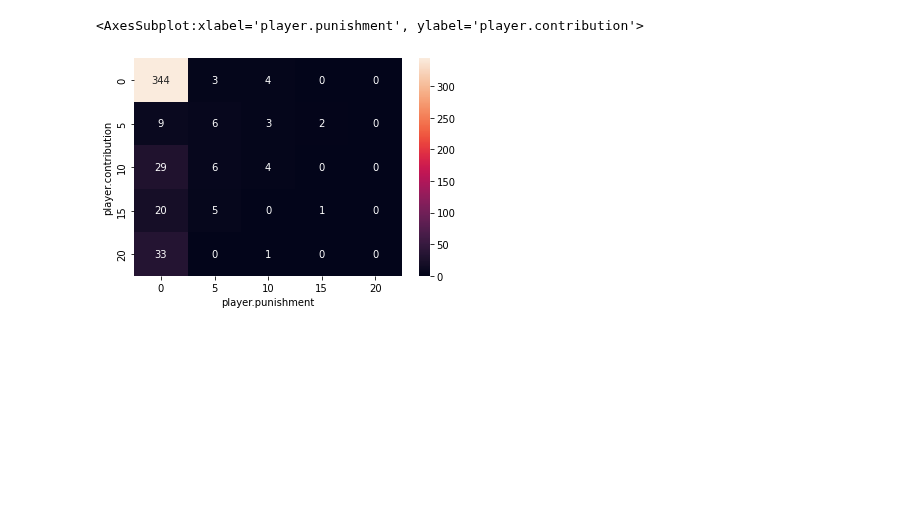
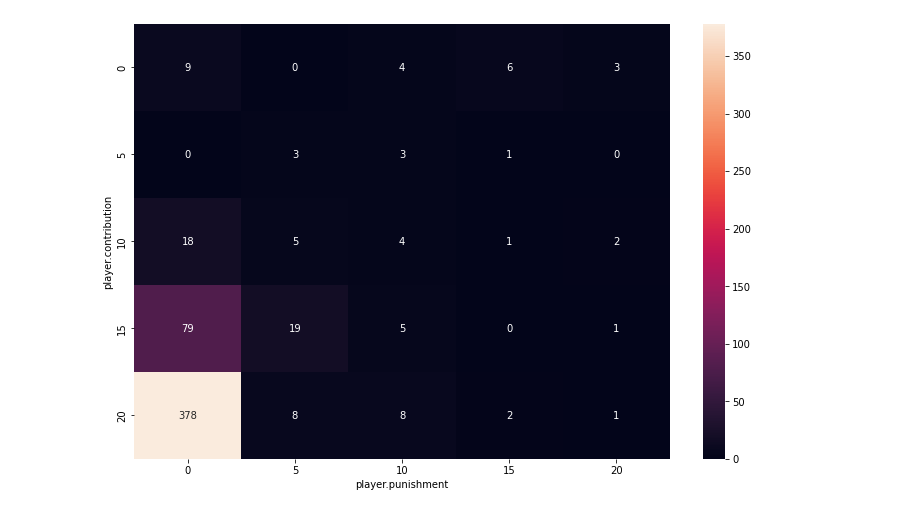
Before and after one commit to center-for-humans-and-machines/algorithmic-institutions, a Jupyter notebook: notebooks/exploration.ipynb, the cells around one changed output. Drawn from its saved outputs; the diff is of its cells as text; code cells hidden in the pictures; blank space fills up the shorter version.

Commit message:
Add plots.

```diff
--- a/notebooks/exploration.ipynb
+++ b/notebooks/exploration.ipynb
@@ -1,10 +1,17 @@
 # %%
+import os
 import pandas as pd
 import seaborn as sns
+import matplotlib.pyplot as plt
 
-filename = '../data/test/main_part_pilot_2021-11-19.csv'
+folder = '../data/prepilot'
+filename = 'main_part_pilot_2021-12-09'
+plot_folder = '../plots/prepilot'
+
+# folder = '../data/test'
+# filename = 'main_part_pilot_2021-11-19.csv'
 # %%
-df = pd.read_csv(filename)
+df = pd.read_csv(os.path.join(folder, f'{filename}.csv'))
 
 max_player = 4
 
@@ -24,7 +31,9 @@ def get_punishment(row):
     member_idx = row['player.role'][-1]
     return row[f"group.punishment{member_idx}"]
 
-columns = ['session.code', 'subsession.round_number', 'participant.code','player.contribution', 'player.no_input', 'player.punishment', 'group.no_input_manager', 'group.total_contribution', 'group.common_good', 'group.total_punishment']
+columns = ['session.code', 'group.id_in_subsession', 'subsession.round_number', 'episode', 'participant.code','player.contribution', 'player.no_input', 'player.punishment', 'group.no_input_manager', 'group.total_contribution', 'group.common_good', 'group.total_punishment']
+
+df['episode'] = df['subsession.round_number'] // 8
 
 df['player.punishment'] = df.apply(get_punishment, axis=1)
 df = df[columns]
@@ -40,11 +48,0 @@ df.head()
-# %%
-groupby = ['session.code', 'subsession.round_number']
-
-# check total_contribution
-
-
-check = df.groupby(groupby)['group.total_contribution'].first() == df.groupby(groupby)['player.contribution'].sum()
-
-df['player.contribution.sum'] = df.groupby(groupby)['player.contribution'].transform('sum')
-
-df.set_index(groupby)[~check]
@@ -55,0 +49,17 @@ df.set_index(groupby)[~check]
+# %%
+groupby = ['session.code', 'group.id_in_subsession', 'subsession.round_number']
+
+# check total_contribution
+check = df.groupby(groupby)['group.total_contribution'].first() == df.groupby(groupby)['player.contribution'].sum()
+assert check.all(), 'Sum of total contributions does not match group contribution.'
+check = df.groupby(groupby)['group.total_contribution'].count()
+assert check.nunique() == 1, 'There are different number of data points per round'
+check = df.groupby(groupby[:-1])['group.total_contribution'].count()
+assert check.nunique() == 1, 'There are different number of data points per group'
+
+df['player.contribution.sum'] = df.groupby(groupby)['player.contribution'].transform('sum')
+# df['player.punishment.sum'] = df.groupby(groupby)['player.punishment'].transform('sum')
+# df['group.total_contribution.sum'] = df.groupby(groupby)['group.total_contribution'].transform('sum')
+# df['group.total_punishment.sum'] = df.groupby(groupby)['group.total_punishment'].transform('sum')
+
+# df.set_index(groupby).loc[~check, ['group.total_contribution', 'player.contribution', 'player.contribution.sum']]
@@ -56,7 +95,8 @@ df.set_index(groupby)[~check]
 # %%
+plt.figure(figsize=(12,8))
 pt = df.pivot_table(index='player.contribution', columns='player.punishment', values='participant.code', aggfunc='count')
 pt = pt.reindex(columns=range(0,25,5), index=range(0,25,5)).fillna(0).astype(int)
 sns.heatmap(pt, annot=True, fmt='d')
+plt.savefig(os.path.join(plot_folder, 'contribution_punishments_matrix.png'), dpi=300)
 # %% [output]
-<AxesSubplot:xlabel='player.punishment', ylabel='player.contribution'>
-[figure, old version]
+[figure, new version]
```
Also changed, not shown: parts of 5 cells of this notebook, 3 other files.
